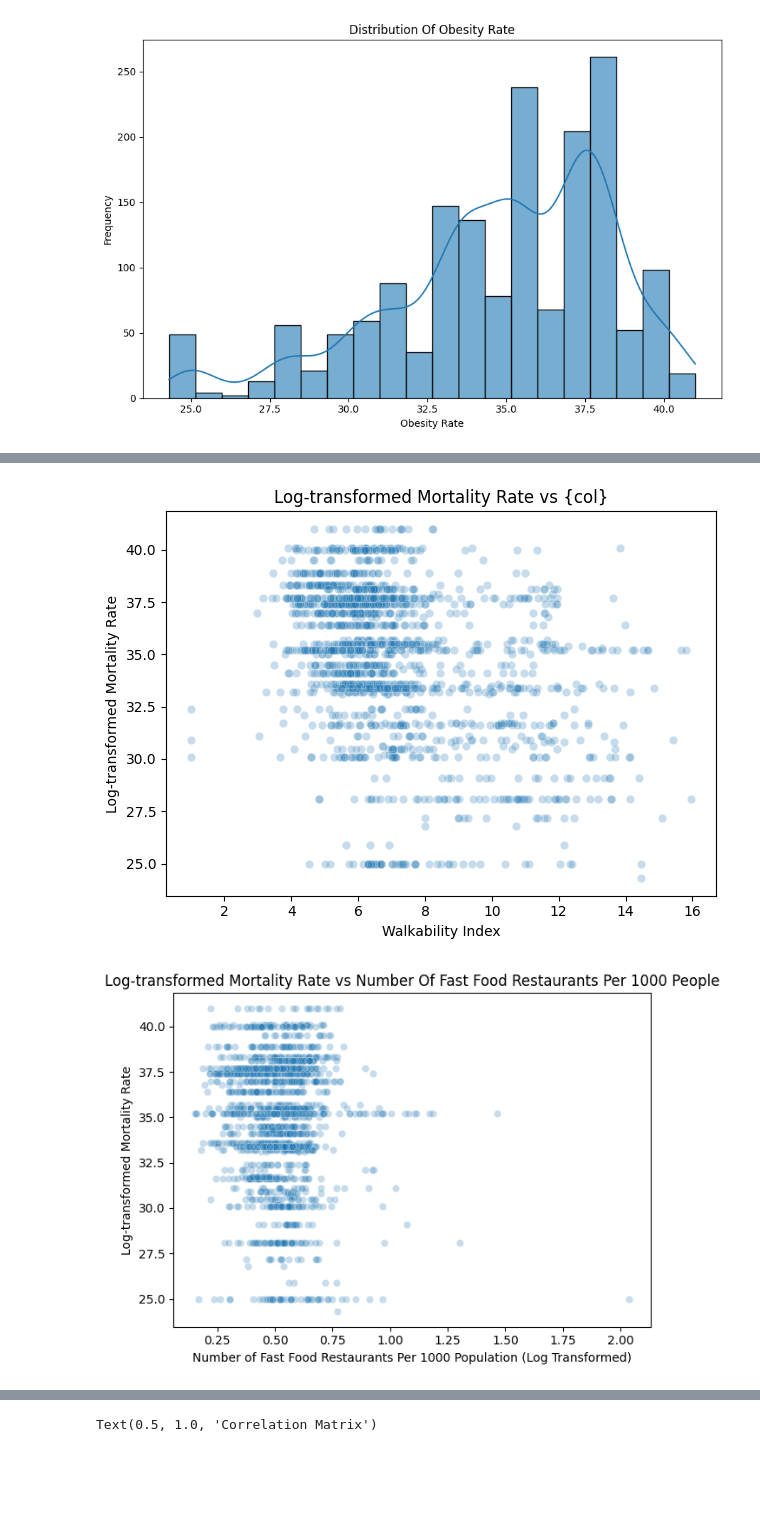
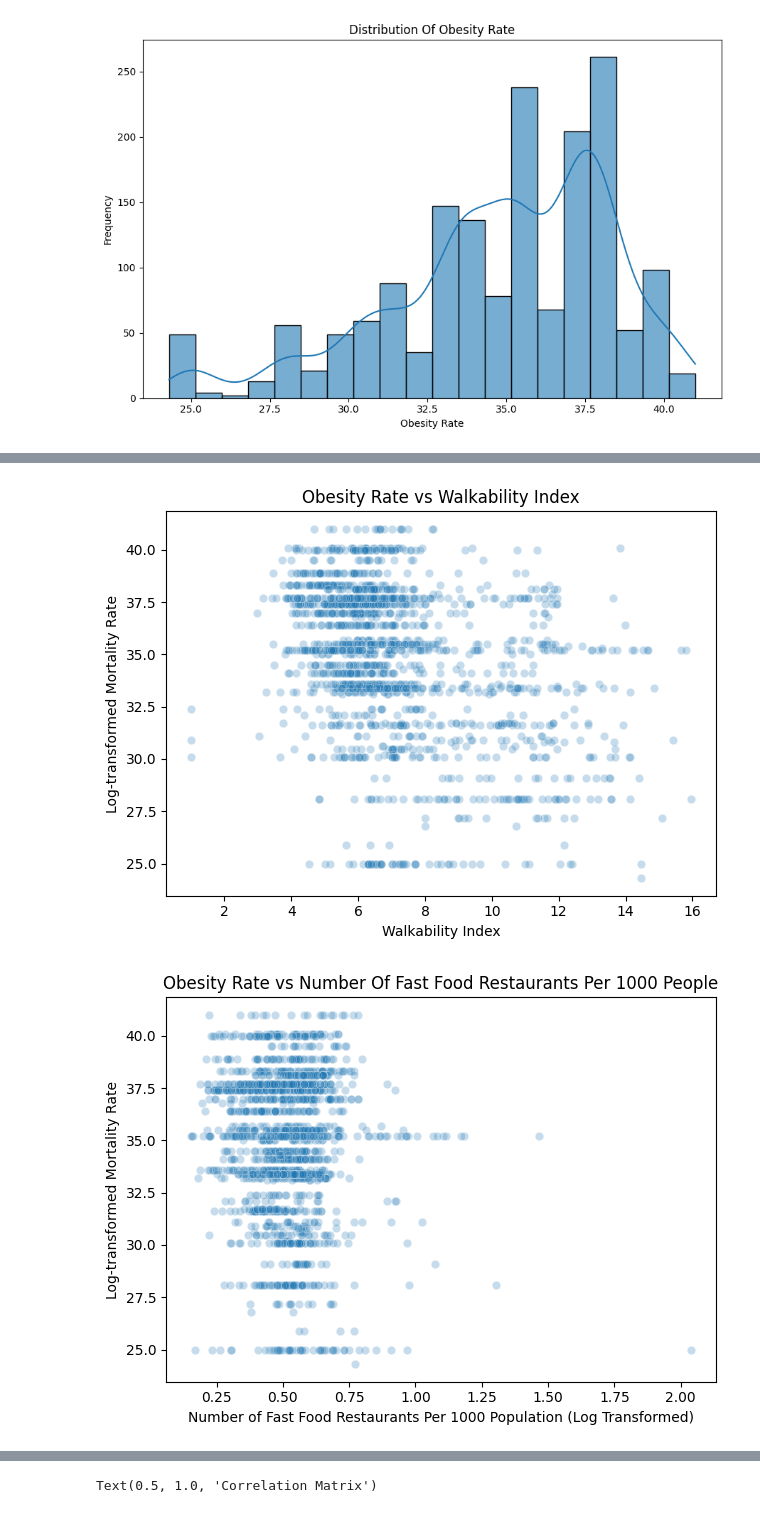
Before and after one commit to gencere757/ARDA-GENCER-DSA210-TERM-PROJECT, a Jupyter notebook: DSA210_Code.ipynb, the cells around one changed output, grey strips where cells are left out. Drawn from its saved outputs; the diff is of its cells as text; code cells hidden in the pictures; blank space fills up the shorter version.

```diff
--- a/DSA210_Code.ipynb
+++ b/DSA210_Code.ipynb
@@ -12,6 +12,7 @@ import numpy as np
 # %%
 foodDF = pd.read_csv('StateAndCountyData.csv')
 obesityDF = foodDF[foodDF['Variable_Code'] == "PCT_OBESE_ADULTS22"]
+obesityDF = obesityDF.dropna()
 obesityDF = obesityDF[obesityDF['Value']>0].copy()
 obesityDF
 # %% [output]
@@ -170,17 +177,17 @@ plt.show()
 # %%
 sns.scatterplot(x=combinedDF['Walkability_Index'], y=combinedDF['Obesity_Rate'],alpha=0.25)
-plt.title('Log-transformed Mortality Rate vs {col}')
+plt.title('Obesity Rate vs Walkability Index')
 plt.xlabel('Walkability Index')
 plt.ylabel('Log-transformed Mortality Rate')
 plt.tight_layout()
 plt.show()
 
 sns.scatterplot(x=combinedDF['Log_Fast_Food'], y=combinedDF['Obesity_Rate'],alpha=0.25)
-plt.title('Log-transformed Mortality Rate vs Number Of Fast Food Restaurants Per 1000 People')
+plt.title('Obesity Rate vs Number Of Fast Food Restaurants Per 1000 People')
 plt.xlabel('Number of Fast Food Restaurants Per 1000 Population (Log Transformed)')
 plt.ylabel('Log-transformed Mortality Rate')
 plt.tight_layout()
 plt.show()
 # %% [output]
-[figure, old version]
+[figure, new version]
-[figure, old version]
+[figure, new version]
```
Also changed, not shown: parts of 15 cells of this notebook.
